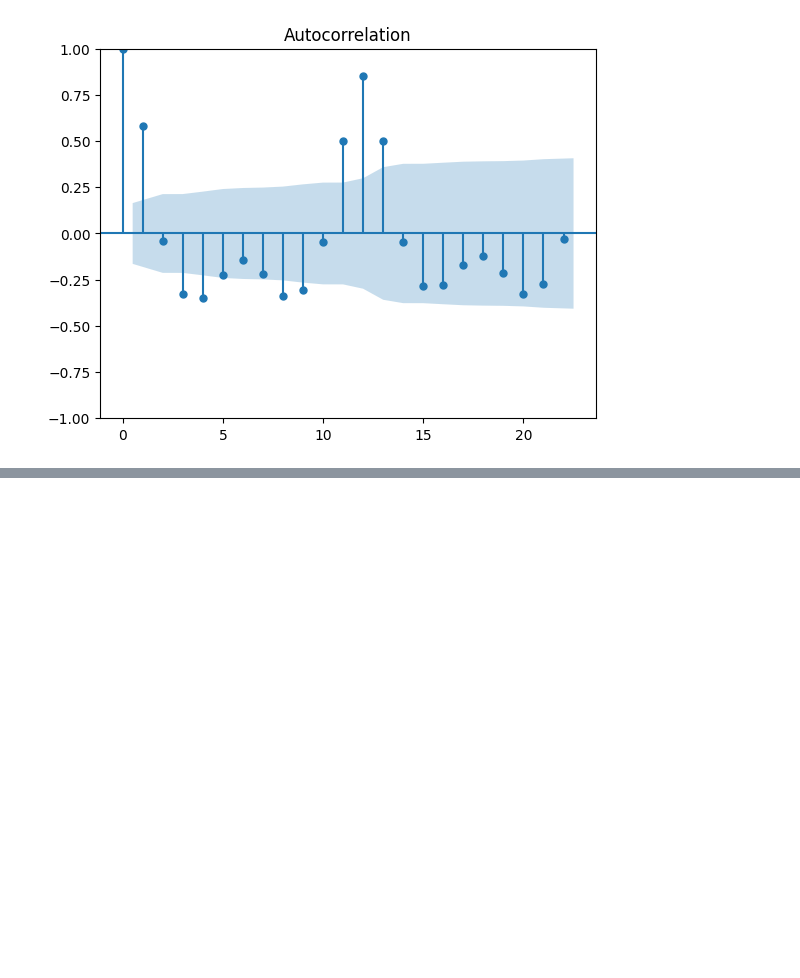
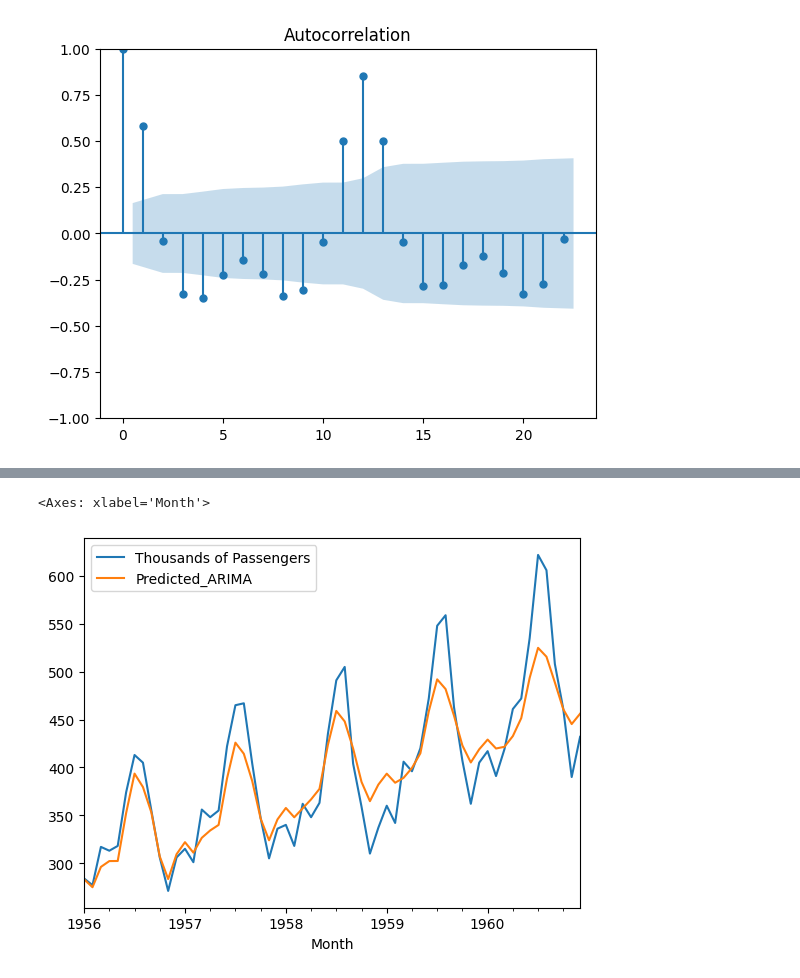
Before and after one commit to AhmAdO9/Machine_learning, a Jupyter notebook: TimeSeriesAnalysis/TimeSeriesAnalysis.ipynb, the cells around one changed output, grey strips where cells are left out. Saved outputs shown, nothing was run; the diff lists cells and outputs as text; code cells hidden in the pictures; blank space fills up the shorter version.

```diff
--- a/TimeSeriesAnalysis/TimeSeriesAnalysis.ipynb
+++ b/TimeSeriesAnalysis/TimeSeriesAnalysis.ipynb
@@ -694,0 +839,5 @@ acf = plot_acf(df['Passenger Second Difference'].dropna())
+# %%
+test_data[['Thousands of Passengers','Predicted_ARIMA']].plot()
+# %% [output]
+<Axes: xlabel='Month'>
+[figure, added]
```
Also changed, not shown: parts of 31 cells of this notebook.
